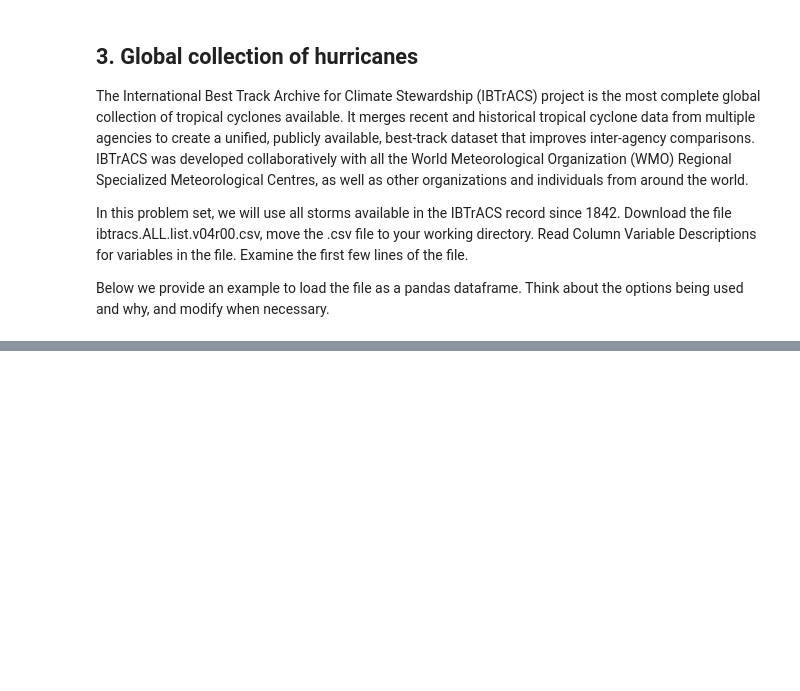
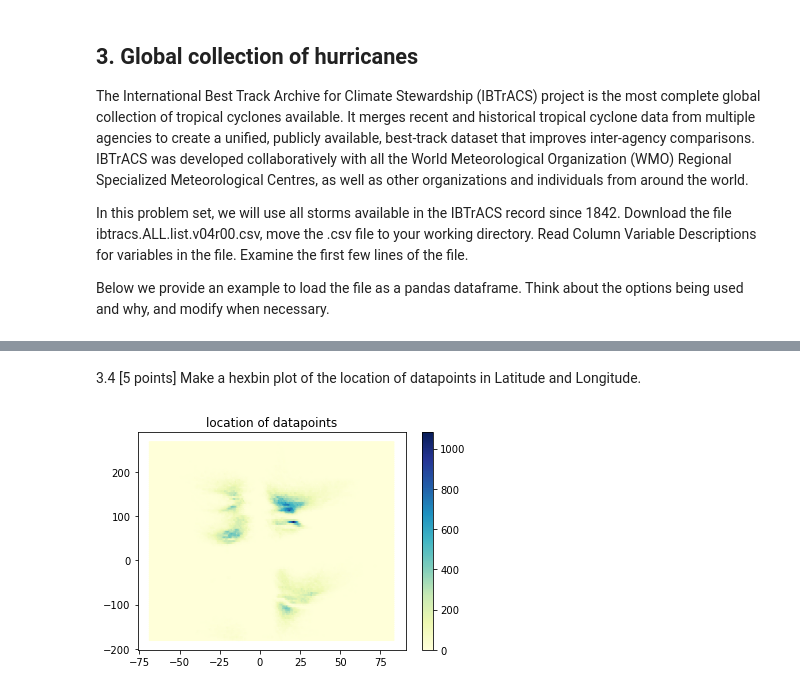
Before and after one commit to Momoc2/ESE5032_Assignment_12232267, a Jupyter notebook: PS2/PS2.ipynb, the cells around one changed output, grey strips where cells are left out. Cells and saved outputs as stored; diff of their text form; code cells hidden in the pictures; blank space fills up the shorter version.

```diff
--- a/PS2/PS2.ipynb
+++ b/PS2/PS2.ipynb
@@ -112,0 +152,9 @@ Below we provide an example to load the file as a pandas dataframe. Think about
+# %% [markdown]
+3.4 [5 points] Make a hexbin plot of the location of datapoints in Latitude and Longitude.
+# %%
+hb =plt.hexbin(data3.LAT, data3.LON, gridsize= 180,cmap ='YlGnBu')
+plt.colorbar(hb)
+plt.title('location of datapoints')
+plt.show()
+# %% [output]
+[figure, added]
```
Also changed, not shown: parts of 33 cells of this notebook, 1 other file.
